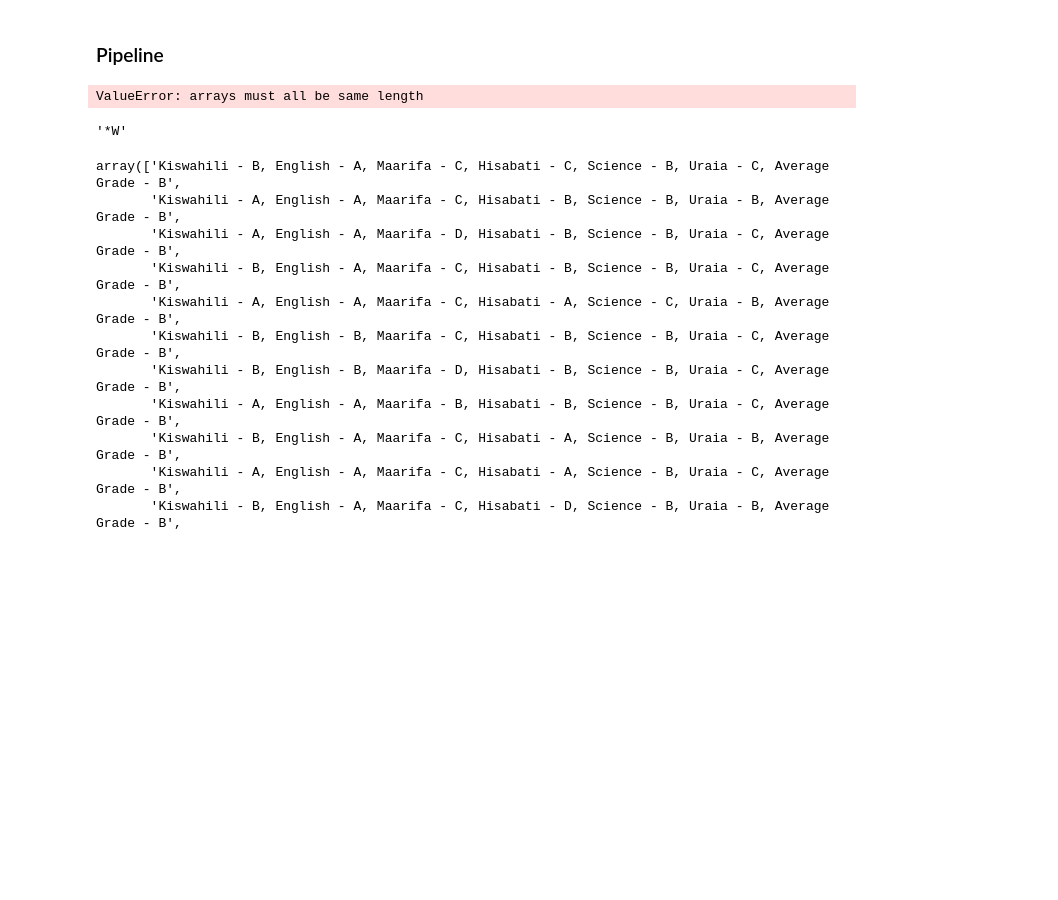
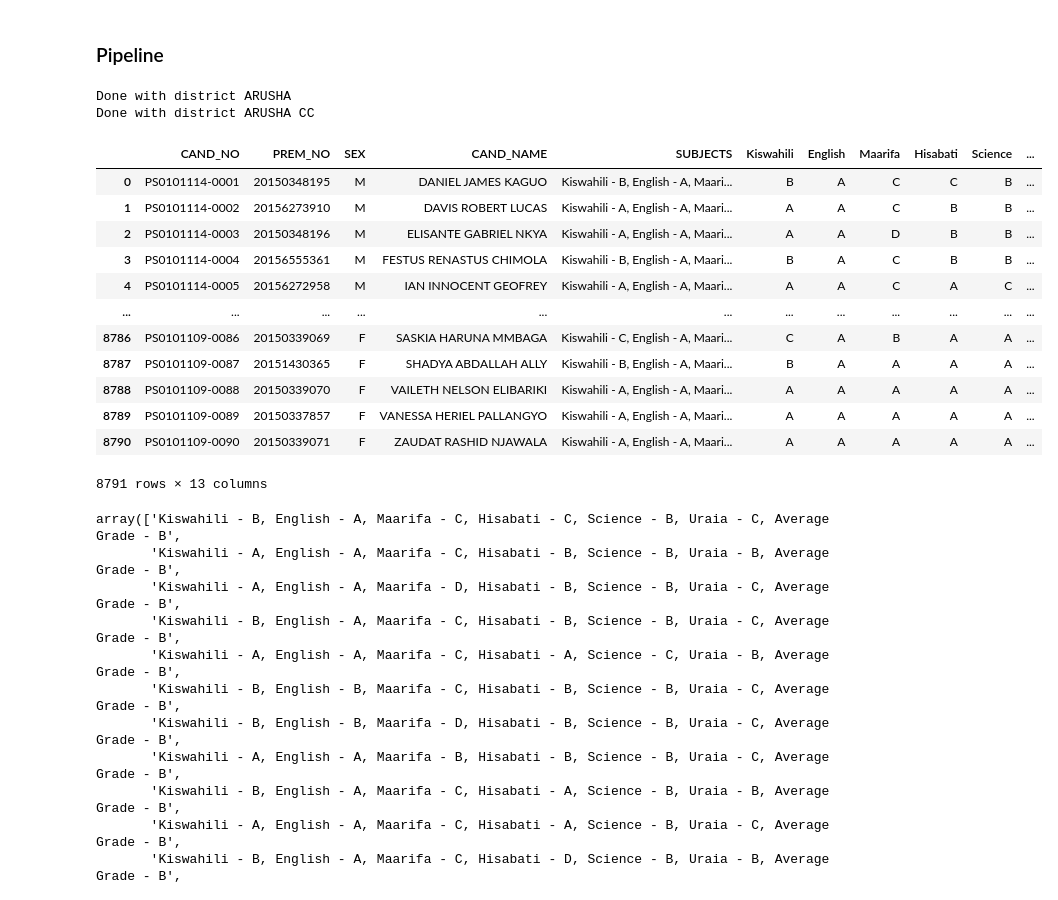
Before and after one commit to FedericoDM/indian-schools-extraction, a Jupyter notebook: tanzania/extract_2021.ipynb, the cells around one changed output. Cells and saved outputs as stored; diff of their text form; code cells hidden in the pictures; blank space fills up the shorter version.

Commit message:
Solved grades issue at last

```diff
--- a/tanzania/extract_2021.ipynb
+++ b/tanzania/extract_2021.ipynb
@@ -169,38 +168,52 @@ distr_names = list(distr_dict.keys())
 
 district_df = pd.DataFrame([])
 
+for distr_name in distr_names:
+    schools_dict = get_schools_dict(distr_dict[distr_names[0]])
 
+    schools_names = list(schools_dict.keys())
 
-schools_dict = get_schools_dict(distr_dict[distr_names[0]])
+    students_df = pd.DataFrame([])
 
-schools_names = list(schools_dict.keys())
+    for school_name in schools_names:
 
-students_df = pd.DataFrame([])
+        school_url = schools_dict[school_name]
+        raw_table = get_raw_table(school_url)
+        subjects = get_subjects(raw_table)
+        num_subjects = len(subjects)
 
-for school_name in schools_names:
+        raw_table[subjects] = raw_table.apply(get_grades, args=[num_subjects],
+                                                axis=1, result_type='expand')
 
-    school_url = schools_dict[school_name]
-    raw_table = get_raw_table(school_url)
-    subjects = get_subjects(raw_table)
+        raw_table['SCHOOL_NAME'] = school_name
+        raw_table['DISTRICT_NAME'] = distr_name
+        # raw_table['REGION_NAME'] = region_name
 
+        students_df = pd.concat([students_df, raw_table],
+                                ignore_index=True)
 
-    raw_table[subjects] = raw_table.apply(get_grades, axis=1, result_type='expand')
-
-    # raw_table['SCHOOL_NAME'] = school_name
-    # raw_table['DISTRICT_NAME'] = distr_name
-    # raw_table['REGION_NAME'] = region_name
-
-    students_df = pd.concat([students_df, raw_table],
-                            ignore_index=True)
-
-# district_df = pd.concat([district_df, students_df],
-#                             ignore_index=True)
+    print(f"Done with district {distr_name}")
+    district_df = pd.concat([district_df, students_df],
+                              ignore_index=True)
 # %% [output]
-ValueError: arrays must all be same length
+Done with district ARUSHA
+Done with district ARUSHA CC
-# %%
-raw_table.iloc[29]['SUBJECTS']
-# %% [output]
-'*W'
+# %%
+students_df
+# %% [output]
+|  | CAND_NO | PREM_NO | SEX | CAND_NAME | SUBJECTS | Kiswahili | English | Maarifa | Hisabati | Science | ... |
+| 0 | PS0101114-0001 | 20150348195 | M | DANIEL JAMES KAGUO | Kiswahili - B, English - A, Maari... | B | A | C | C | B | ... |
+| 1 | PS0101114-0002 | 20156273910 | M | DAVIS ROBERT LUCAS | Kiswahili - A, English - A, Maari... | A | A | C | B | B | ... |
+| 2 | PS0101114-0003 | 20150348196 | M | ELISANTE GABRIEL NKYA | Kiswahili - A, English - A, Maari... | A | A | D | B | B | ... |
+| 3 | PS0101114-0004 | 20156555361 | M | FESTUS RENASTUS CHIMOLA | Kiswahili - B, English - A, Maari... | B | A | C | B | B | ... |
+| 4 | PS0101114-0005 | 20156272958 | M | IAN INNOCENT GEOFREY | Kiswahili - A, English - A, Maari... | A | A | C | A | C | ... |
+| ... | ... | ... | ... | ... | ... | ... | ... | ... | ... | ... | ... |
+| 8786 | PS0101109-0086 | 20150339069 | F | SASKIA HARUNA MMBAGA | Kiswahili - C, English - A, Maari... | C | A | B | A | A | ... |
+| 8787 | PS0101109-0087 | 20151430365 | F | SHADYA ABDALLAH ALLY | Kiswahili - B, English - A, Maari... | B | A | A | A | A | ... |
+| 8788 | PS0101109-0088 | 20150339070 | F | VAILETH NELSON ELIBARIKI | Kiswahili - A, English - A, Maari... | A | A | A | A | A | ... |
+| 8789 | PS0101109-0089 | 20150337857 | F | VANESSA HERIEL PALLANGYO | Kiswahili - A, English - A, Maari... | A | A | A | A | A | ... |
+| 8790 | PS0101109-0090 | 20150339071 | F | ZAUDAT RASHID NJAWALA | Kiswahili - A, English - A, Maari... | A | A | A | A | A | ... |
+8791 rows × 13 columns
 # %%
 students_df['SUBJECTS'].unique()
 # %% [output]
```
Also changed, not shown: parts of 1 cell of this notebook.
